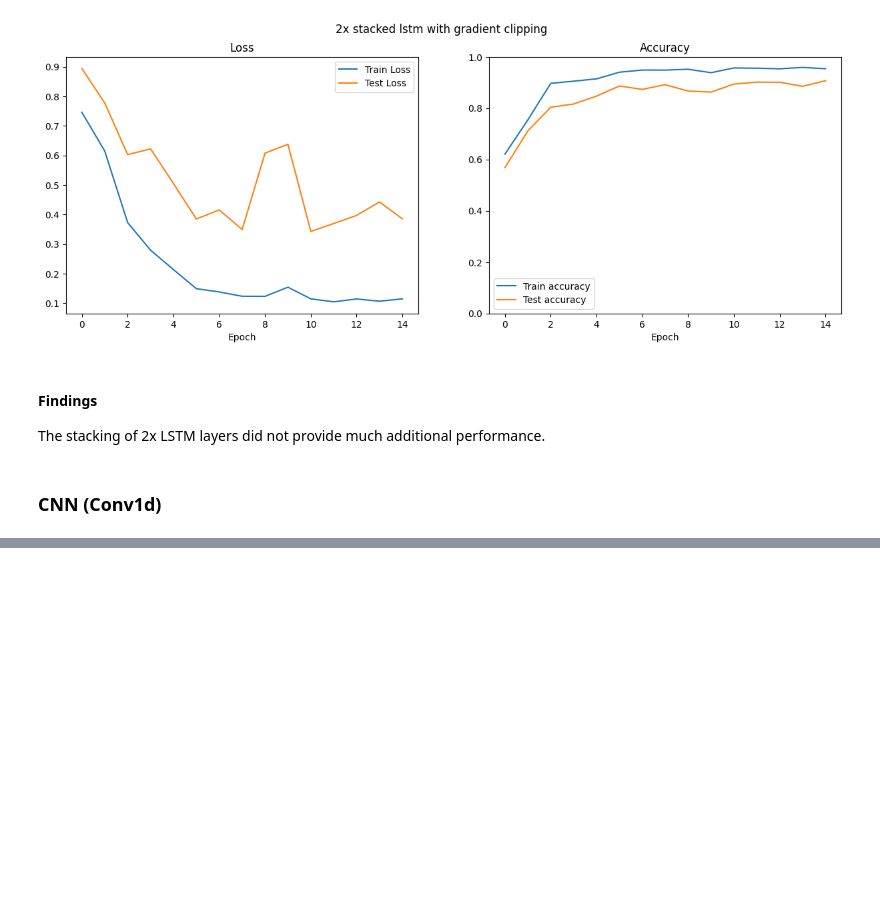
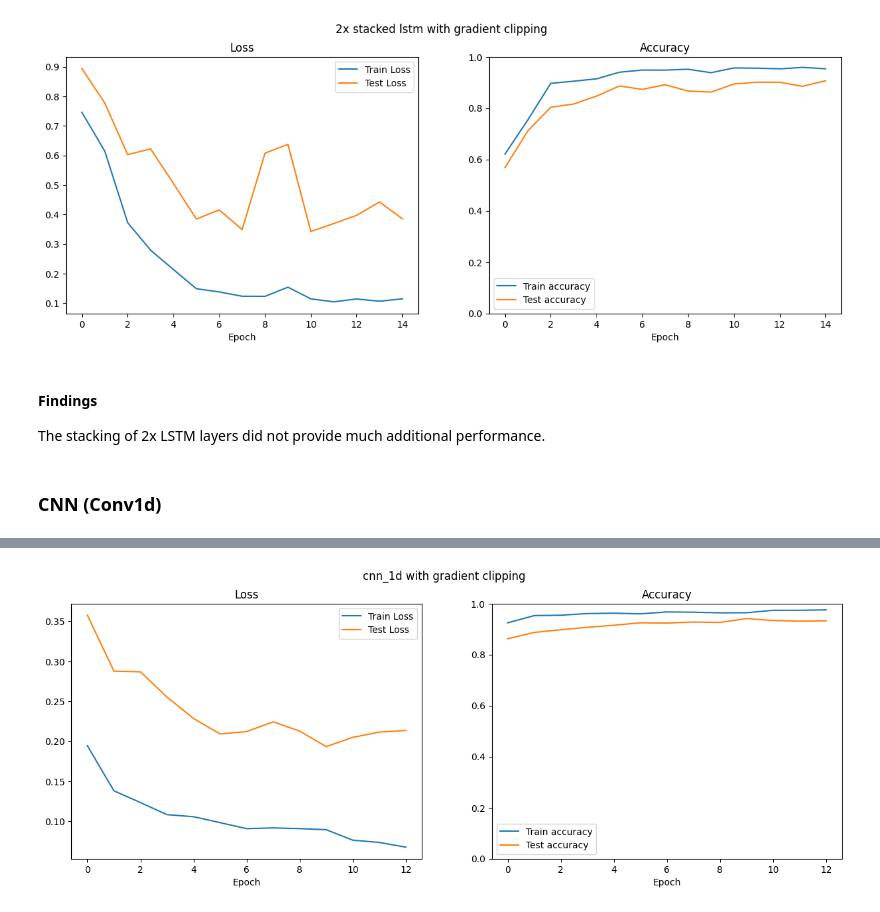
Before and after one commit to dave1b/TSM_DeLearn, a Jupyter notebook: Week10/activity_recognition-dave_brunner.ipynb, the cells around one changed output, grey strips where cells are left out. Saved outputs shown, nothing was run; the diff lists cells and outputs as text; code cells hidden in the pictures; blank space fills up the shorter version.

```diff
--- a/Week10/activity_recognition-dave_brunner.ipynb
+++ b/Week10/activity_recognition-dave_brunner.ipynb
@@ -664,7 +664,7 @@ cross_entropy = nn.CrossEntropyLoss()
 
 history = train_model(model=cnn_1d, n_epochs=13, batch_size=32, optimizer=adam, criterion=cross_entropy, gradient_clipping=True)
 
-print_hist(history, 'lstm with gradient clipping')
+print_hist(history, 'cnn_1d with gradient clipping')
 del cnn_1d
 # %% [output]
 Training model...
@@ -672,3 +684,4 @@ Epoch 1, Loss: train=0.2195, test=0.3847 | Accuracy: train=0.9223, test=0.8585
+[figure, added]
 # %%
 cnn_1d = CNN_1D(input_size=signal_sequence_length, num_classes=N_CLASSES).to(device)
 
```
Also changed, not shown: parts of 3 cells of this notebook, 1 other file.
